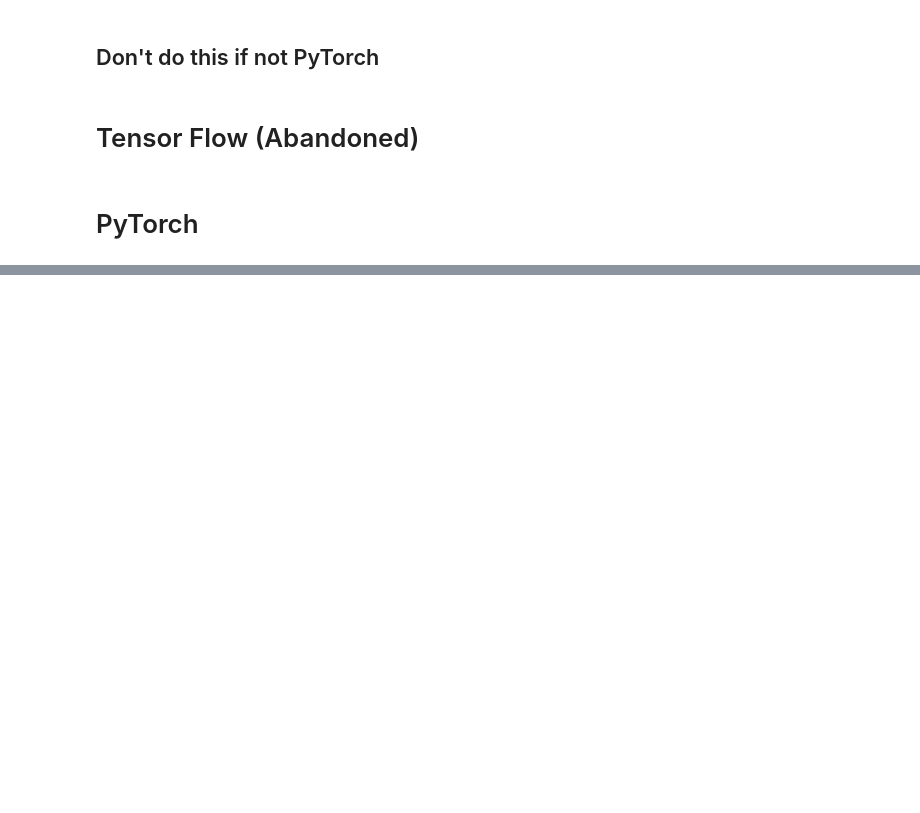
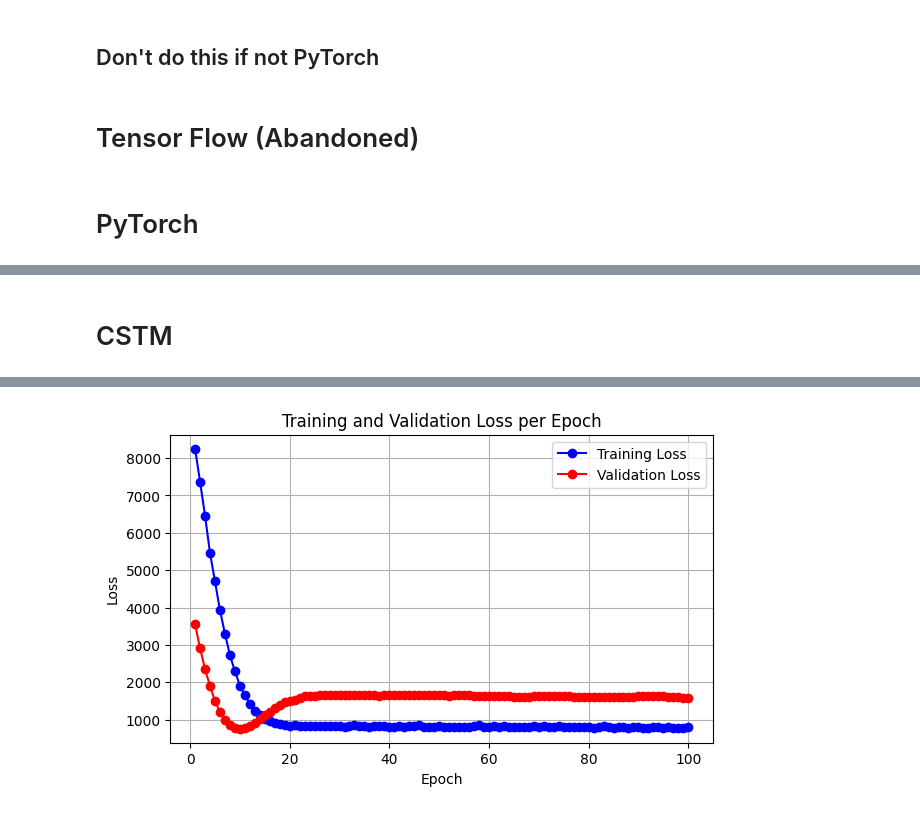
Before and after one commit to VictorH2208/Capstone-CNN, a Jupyter notebook: CNN/torch_cnn.ipynb, the cells around one changed output, grey strips where cells are left out. Saved outputs shown, nothing was run; the diff lists cells and outputs as text; code cells hidden in the pictures; blank space fills up the shorter version.

```diff
--- a/CNN/torch_cnn.ipynb
+++ b/CNN/torch_cnn.ipynb
@@ -259,0 +399,44 @@ Epoch 801, Loss: 86.37581634521484
+# %% [markdown]
+# CSTM
+# %%
+class CNNLSTM(nn.Module):
+    def __init__(self, kernel=3, num_filters=64, num_in_channels=4, padding=0, lstm_hidden_size=128, lstm_layers=1):
+        super().__init__()
+
+        self.conv1 = nn.Conv1d(num_in_channels, num_filters, kernel_size=kernel, padding=padding)
+        self.conv1.weight.data.uniform_(0, 0.01)
+        self.conv2 = nn.Conv1d(num_filters, 128, kernel_size=kernel, padding=padding)
+        self.conv2.weight.data.uniform_(0, 0.01)
+
+        self.conv_seq = nn.Sequential(
+            self.conv1,
+            nn.ReLU(),
+            nn.MaxPool1d(kernel_size=2),
+            self.conv2,
+            nn.ReLU(),
+            nn.MaxPool1d(kernel_size=2),
+        )
+
+        # LSTM layer
+        self.lstm = nn.LSTM(input_size=46848, hidden_size=lstm_hidden_size, num_layers=lstm_layers, batch_first=True)
+
+        # Final fully connected layer
+        self.final_layer = nn.Linear(in_features=lstm_hidden_size, out_features=1054)
+
+    def forward(self, x):
+        # CNN layers
+        x = self.conv_seq(x)
+        x = x.view(x.size(0), -1)
+        x = x.unsqueeze(1)  # Adding a sequence dimension
+        x, _ = self.lstm(x)
+        x = x[:, -1, :]
+        x = self.final_layer(x)
+        return x
+# %%
+model1 = CNNLSTM(kernel=3, num_filters=64, num_in_channels=4, lstm_hidden_size=128, lstm_layers=1).to(device)
+epochs = 100
+optimizer = torch.optim.Adam(model1.parameters(), lr=0.01, amsgrad=True)
+criterion = nn.MSELoss()
+
+train(model1, train_loader, val_loader, test_loader, criterion, optimizer, epochs)
+# %% [output]
@@ -259,0 +444 @@ Epoch 801, Loss: 86.37581634521484
+[figure, added]
```
Also changed, not shown: parts of 13 cells of this notebook.
